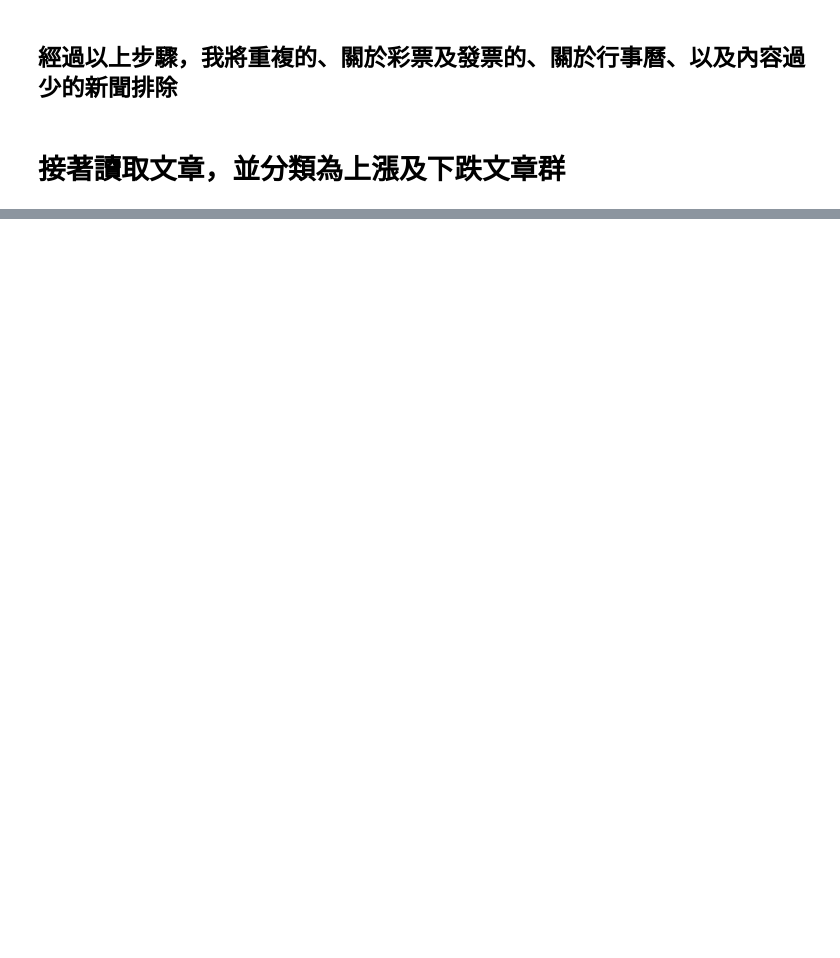
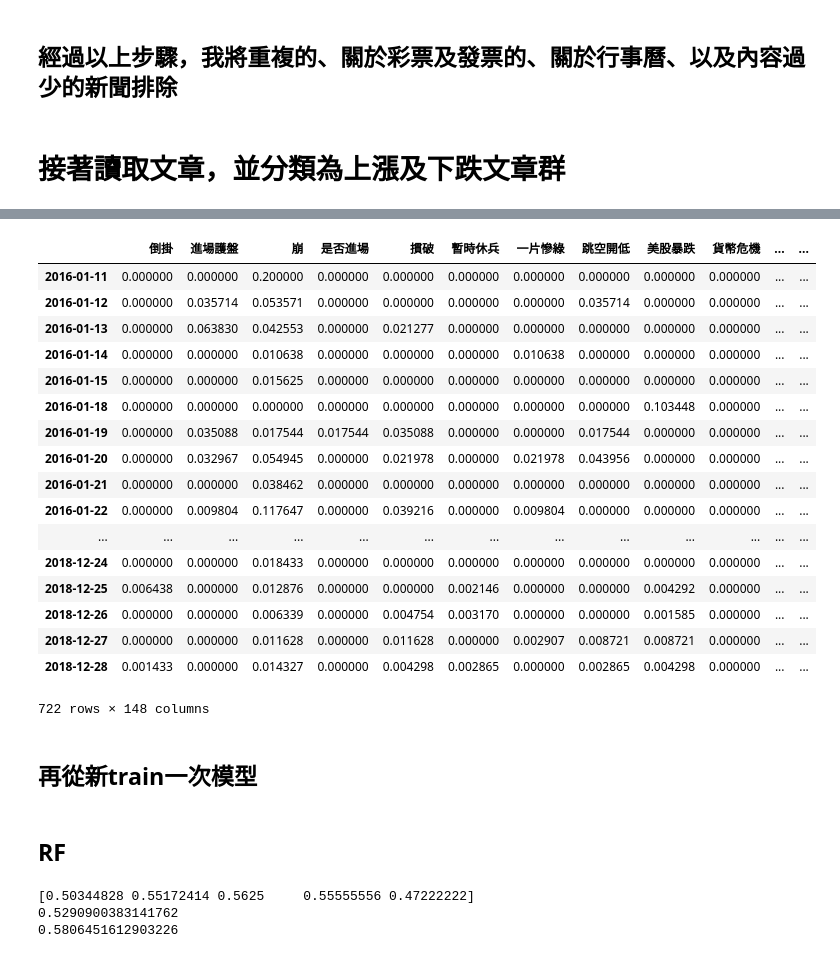
Before and after one commit to GISH123/Python-Project-Stock-Price-Prediction, a Jupyter notebook: mid project/News.ipynb, the cells around one changed output, grey strips where cells are left out. Saved outputs shown, nothing was run; the diff lists cells and outputs as text; code cells hidden in the pictures; blank space fills up the shorter version.

```diff
--- a/mid project/News.ipynb
+++ b/mid project/News.ipynb
@@ -369,0 +641,4 @@ df1.to_csv('news_UandD.csv', encoding = 'big5')
+# %%
+import pandas as pd
+df = pd.read_csv('key2.csv', encoding = 'big5').dropna()
+df
@@ -369,0 +664,64 @@ df1.to_csv('news_UandD.csv', encoding = 'big5')
+# %%
+keyword_list2 = df['word'].tolist()
+vector_dict = dict()
+for article, dates in zip(  news_content_plus_title.values(), news_content_plus_title.keys()   ):
+    vector_list = []
+    for key_word in keyword_list2:
+        vector_list.append( article.count(key_word) / number_of_document[dates])
+    #標示target類別
+    vector_list.append( target[dates] )
+    vector_dict[dates] = vector_list
+# %%
+data = pd.DataFrame.from_dict(vector_dict, 'index', columns = keyword_list2 +[u'預測類別'])
+data
+# %% [output]
+|  | 倒掛 | 進場護盤 | 崩 | 是否進場 | 摜破 | 暫時休兵 | 一片慘綠 | 跳空開低 | 美股暴跌 | 貨幣危機 | ... | ... |
+| 2016-01-11 | 0.000000 | 0.000000 | 0.200000 | 0.000000 | 0.000000 | 0.000000 | 0.000000 | 0.000000 | 0.000000 | 0.000000 | ... | ... |
+| 2016-01-12 | 0.000000 | 0.035714 | 0.053571 | 0.000000 | 0.000000 | 0.000000 | 0.000000 | 0.035714 | 0.000000 | 0.000000 | ... | ... |
+| 2016-01-13 | 0.000000 | 0.063830 | 0.042553 | 0.000000 | 0.021277 | 0.000000 | 0.000000 | 0.000000 | 0.000000 | 0.000000 | ... | ... |
+| 2016-01-14 | 0.000000 | 0.000000 | 0.010638 | 0.000000 | 0.000000 | 0.000000 | 0.010638 | 0.000000 | 0.000000 | 0.000000 | ... | ... |
+| 2016-01-15 | 0.000000 | 0.000000 | 0.015625 | 0.000000 | 0.000000 | 0.000000 | 0.000000 | 0.000000 | 0.000000 | 0.000000 | ... | ... |
+| 2016-01-18 | 0.000000 | 0.000000 | 0.000000 | 0.000000 | 0.000000 | 0.000000 | 0.000000 | 0.000000 | 0.103448 | 0.000000 | ... | ... |
+| 2016-01-19 | 0.000000 | 0.035088 | 0.017544 | 0.017544 | 0.035088 | 0.000000 | 0.000000 | 0.017544 | 0.000000 | 0.000000 | ... | ... |
+| 2016-01-20 | 0.000000 | 0.032967 | 0.054945 | 0.000000 | 0.021978 | 0.000000 | 0.021978 | 0.043956 | 0.000000 | 0.000000 | ... | ... |
+| 2016-01-21 | 0.000000 | 0.000000 | 0.038462 | 0.000000 | 0.000000 | 0.000000 | 0.000000 | 0.000000 | 0.000000 | 0.000000 | ... | ... |
+| 2016-01-22 | 0.000000 | 0.009804 | 0.117647 | 0.000000 | 0.039216 | 0.000000 | 0.009804 | 0.000000 | 0.000000 | 0.000000 | ... | ... |
+| ... | ... | ... | ... | ... | ... | ... | ... | ... | ... | ... | ... | ... |
+| 2018-12-24 | 0.000000 | 0.000000 | 0.018433 | 0.000000 | 0.000000 | 0.000000 | 0.000000 | 0.000000 | 0.000000 | 0.000000 | ... | ... |
+| 2018-12-25 | 0.006438 | 0.000000 | 0.012876 | 0.000000 | 0.000000 | 0.002146 | 0.000000 | 0.000000 | 0.004292 | 0.000000 | ... | ... |
+| 2018-12-26 | 0.000000 | 0.000000 | 0.006339 | 0.000000 | 0.004754 | 0.003170 | 0.000000 | 0.000000 | 0.001585 | 0.000000 | ... | ... |
+| 2018-12-27 | 0.000000 | 0.000000 | 0.011628 | 0.000000 | 0.011628 | 0.000000 | 0.002907 | 0.008721 | 0.008721 | 0.000000 | ... | ... |
+| 2018-12-28 | 0.001433 | 0.000000 | 0.014327 | 0.000000 | 0.004298 | 0.002865 | 0.000000 | 0.002865 | 0.004298 | 0.000000 | ... | ... |
+722 rows × 148 columns
+# %% [markdown]
+## 再從新train一次模型
+# %% [markdown]
+## RF
+# %%
+import numpy as np
+
+y = data[u'預測類別']  # we only take the first two features.
+X = data.iloc[:, :-1]
+#split
+from sklearn.model_selection import train_test_split as tt_split
+x_train,x_test,y_train,y_test = tt_split(X,y,test_size=0.3,random_state=0)
+
+from sklearn.ensemble import RandomForestClassifier
+forest = RandomForestClassifier(criterion = 'entropy', n_estimators =100, random_state = 1, n_jobs = 2)
+
+#fit
+forest.fit(x_train,y_train)
+
+# scores
+from sklearn.model_selection import cross_val_score
+scores = cross_val_score(forest, X, y, cv=5, scoring='accuracy')
+print(scores)
+print(scores.mean())
+print(forest.score(x_test, y_test))
+
+#y_pred
+y_pred = forest.predict(x_test)
+# %% [output]
+[0.50344828 0.55172414 0.5625     0.55555556 0.47222222]
+0.5290900383141762
+0.5806451612903226
```
Also changed, not shown: parts of 36 cells of this notebook.
